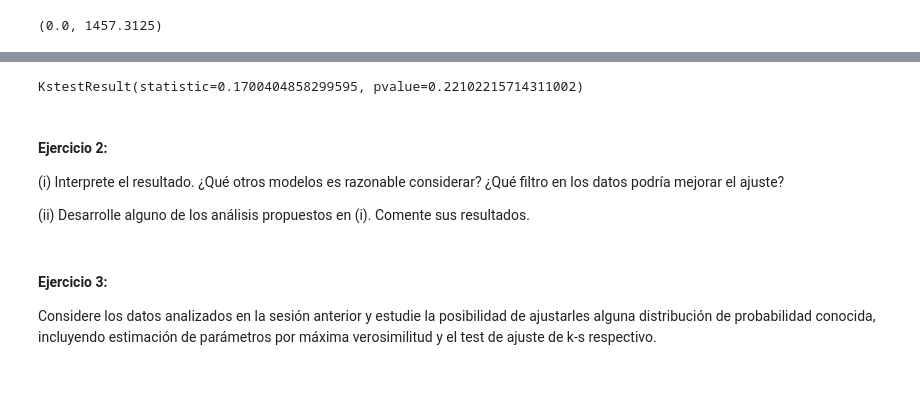
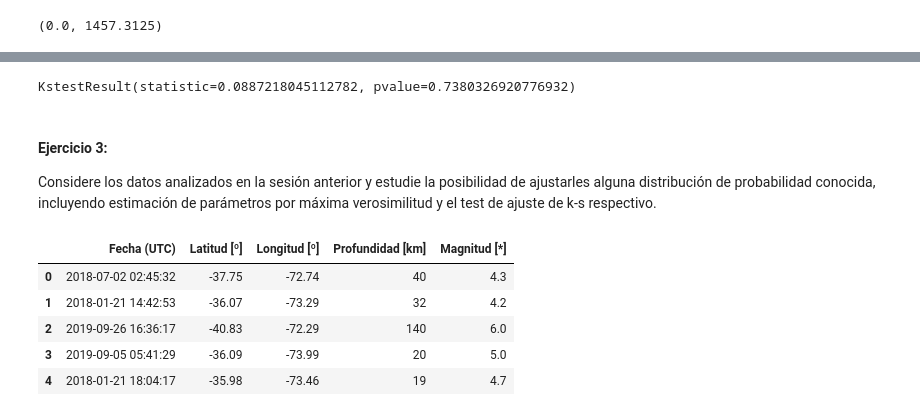
Before and after one commit to rickiwasho/statistical-simulations, a Jupyter notebook: Laboratorio_3.ipynb, the cells around one changed output, grey strips where cells are left out. Saved outputs shown, nothing was run; the diff lists cells and outputs as text; code cells hidden in the pictures; blank space fills up the shorter version.

```diff
--- a/Laboratorio_3.ipynb
+++ b/Laboratorio_3.ipynb
@@ -273,12 +331,5 @@ plt.draw()
 # %%
 datos2 = stats.expon.rvs(*args,size=114)
-
-stats.kstest(dtpo, datos2)
+stats.kstest(dtpo_filtrado, datos2)
 # %% [output]
-KstestResult(statistic=0.1700404858299595, pvalue=0.22102215714311002)
+KstestResult(statistic=0.0887218045112782, pvalue=0.7380326920776932)
-# %% [markdown]
-#### Ejercicio 2:
-
-(i) Interprete el resultado. ¿Qué otros modelos es razonable considerar? ¿Qué filtro en los datos podría mejorar el ajuste?
-
-(ii) Desarrolle alguno de los análisis propuestos en (i). Comente sus resultados.
@@ -285,3 +338,13 @@ KstestResult(statistic=0.1700404858299595, pvalue=0.22102215714311002)
 # %% [markdown]
 #### Ejercicio 3:
 Considere los datos analizados en la sesión anterior y estudie la posibilidad de ajustarles alguna distribución de probabilidad conocida, incluyendo estimación de parámetros por máxima verosimilitud y  el test de ajuste de k-s respectivo.
+# %%
+data1 = pd.read_csv('data/region1.txt', delimiter= '\t')
+data1.head()
+# %% [output]
+|  | Fecha (UTC) | Latitud [º] | Longitud [º] | Profundidad [km] | Magnitud [*] |
+| 0 | 2018-07-02 02:45:32 | -37.75 | -72.74 | 40 | 4.3 |
+| 1 | 2018-01-21 14:42:53 | -36.07 | -73.29 | 32 | 4.2 |
+| 2 | 2019-09-26 16:36:17 | -40.83 | -72.29 | 140 | 6.0 |
+| 3 | 2019-09-05 05:41:29 | -36.09 | -73.99 | 20 | 5.0 |
+| 4 | 2018-01-21 18:04:17 | -35.98 | -73.46 | 19 | 4.7 |
```
Also changed, not shown: parts of 22 cells of this notebook, 1 other file.
